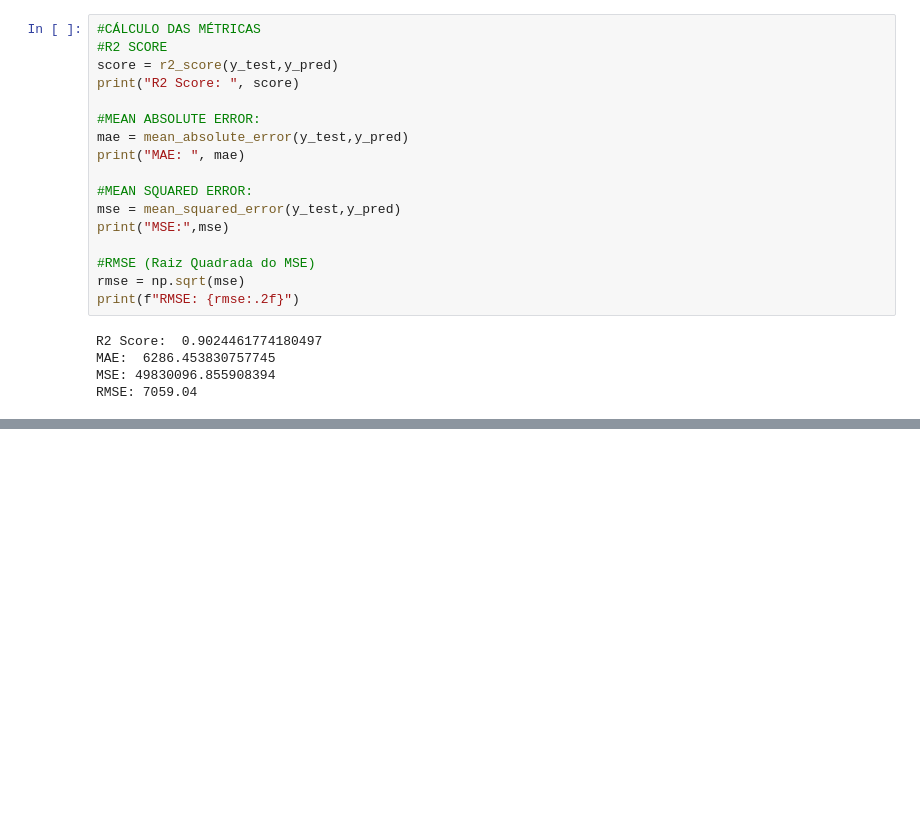
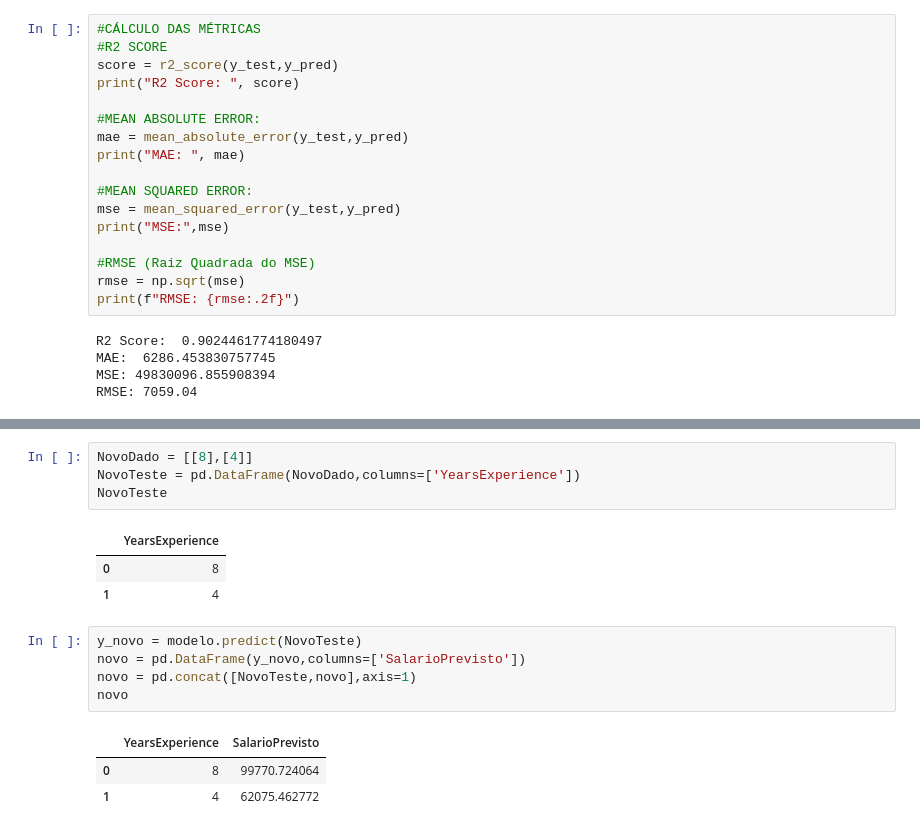
Before and after one commit to Fornelos/RNA-e-Deep-Learning---CESAR-School-2025.01, a Jupyter notebook: Atividade Aula 1/TFA_Atividade1.ipynb, the cells around one changed output, grey strips where cells are left out. Saved outputs shown, nothing was run; the diff lists cells and outputs as text; blank space fills up the shorter version.

Commit message:
Novos codigos

```diff
--- a/Atividade Aula 1/TFA_Atividade1.ipynb
+++ b/Atividade Aula 1/TFA_Atividade1.ipynb
@@ -136,0 +156,17 @@ RMSE: 7059.04
+# %%
+NovoDado = [[8],[4]]
+NovoTeste = pd.DataFrame(NovoDado,columns=['YearsExperience'])
+NovoTeste
+# %% [output]
+|  | YearsExperience |
+| 0 | 8 |
+| 1 | 4 |
+# %%
+y_novo = modelo.predict(NovoTeste)
+novo = pd.DataFrame(y_novo,columns=['SalarioPrevisto'])
+novo = pd.concat([NovoTeste,novo],axis=1)
+novo
+# %% [output]
+|  | YearsExperience | SalarioPrevisto |
+| 0 | 8 | 99770.724064 |
+| 1 | 4 | 62075.462772 |
```
Also changed, not shown: parts of 9 cells of this notebook.
